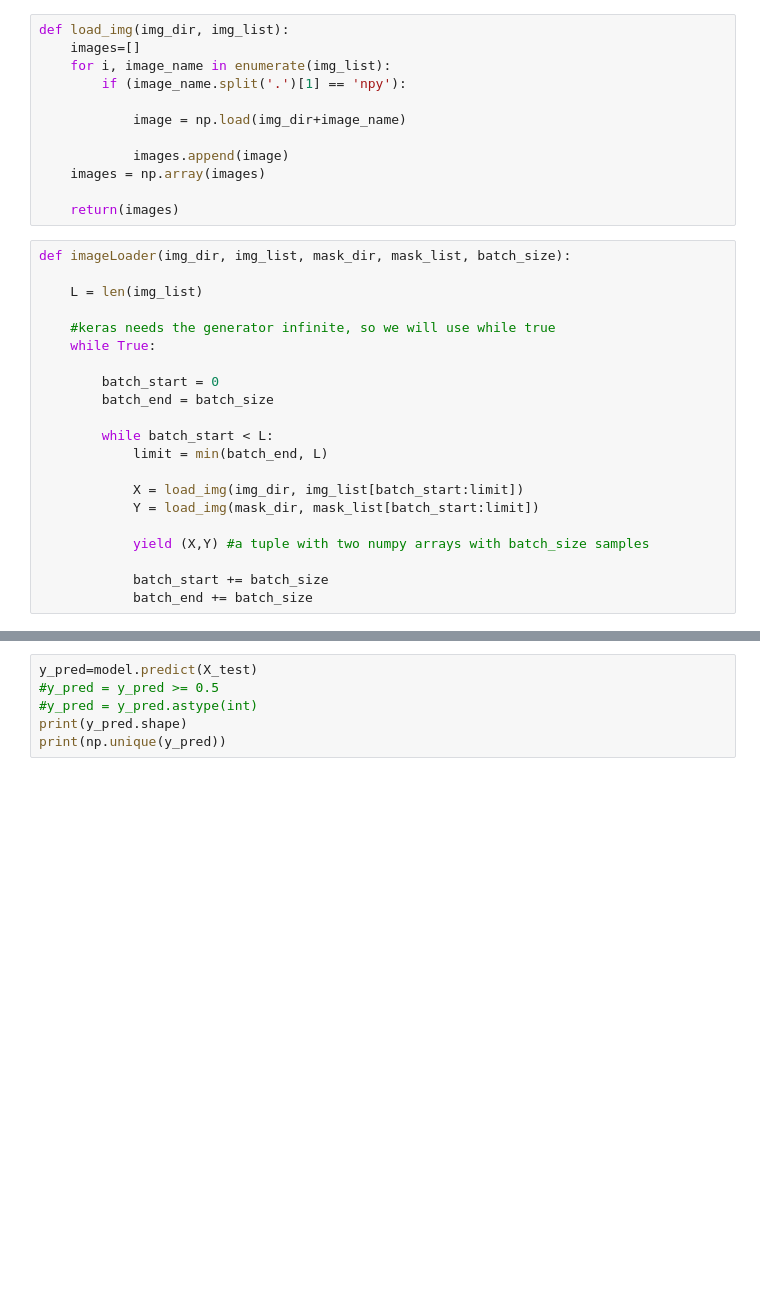
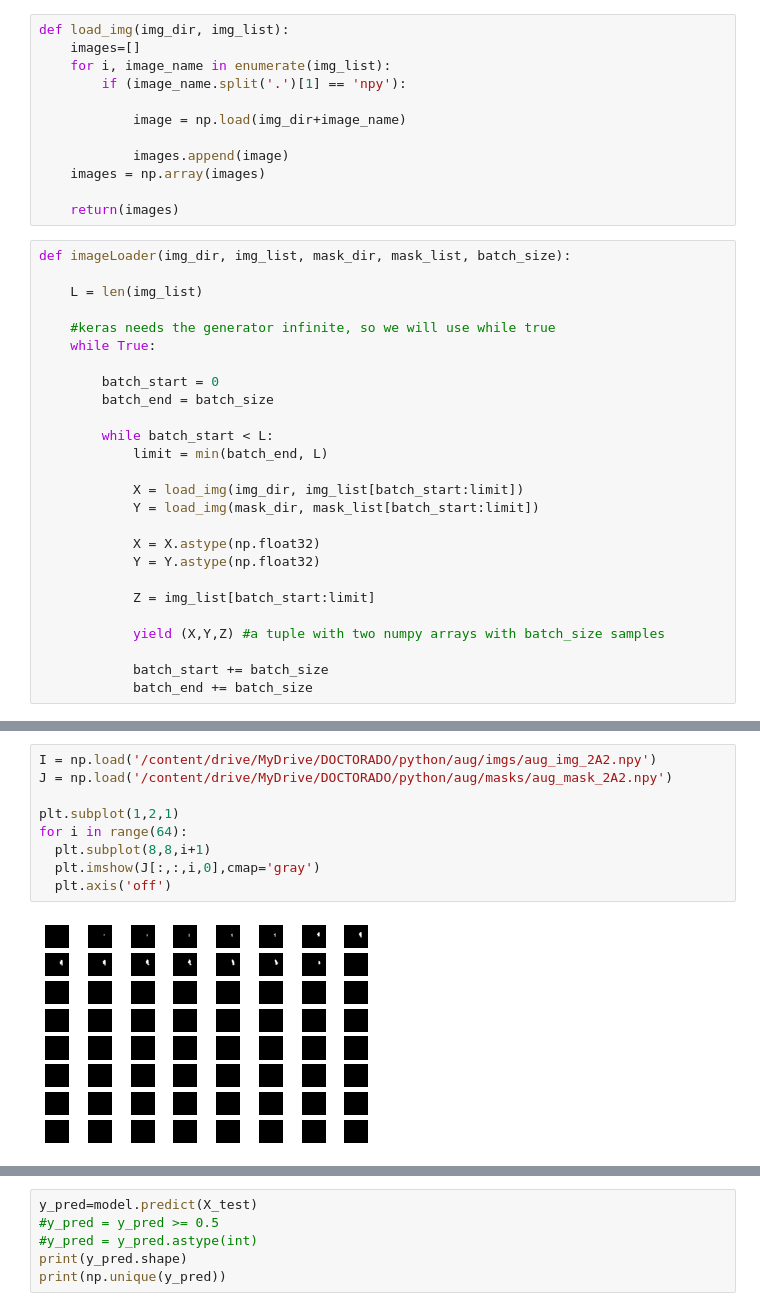
Before and after one commit to mmcastillo/al112248, a Jupyter notebook: Unet_aneurismas_custom_datagen.ipynb, the cells around one changed output, grey strips where cells are left out. Saved outputs shown, nothing was run; the diff lists cells and outputs as text; blank space fills up the shorter version.

```diff
--- a/Unet_aneurismas_custom_datagen.ipynb
+++ b/Unet_aneurismas_custom_datagen.ipynb
@@ -43,7 +82,12 @@ def imageLoader(img_dir, img_list, mask_dir, mask_list, batch_size):
             X = load_img(img_dir, img_list[batch_start:limit])
             Y = load_img(mask_dir, mask_list[batch_start:limit])
 
-            yield (X,Y) #a tuple with two numpy arrays with batch_size samples
+            X = X.astype(np.float32)
+            Y = Y.astype(np.float32)
+
+            Z = img_list[batch_start:limit]
+
+            yield (X,Y,Z) #a tuple with two numpy arrays with batch_size samples
 
             batch_start += batch_size
             batch_end += batch_size
@@ -71,0 +217,11 @@ print(mask.shape)
+# %%
+I = np.load('/content/drive/MyDrive/DOCTORADO/python/aug/imgs/aug_img_2A2.npy')
+J = np.load('/content/drive/MyDrive/DOCTORADO/python/aug/masks/aug_mask_2A2.npy')
+
+plt.subplot(1,2,1)
+for i in range(64):
+  plt.subplot(8,8,i+1)
+  plt.imshow(J[:,:,i,0],cmap='gray')
+  plt.axis('off')
+# %% [output]
+[figure, added]
```
Also changed, not shown: parts of 22 cells of this notebook.
